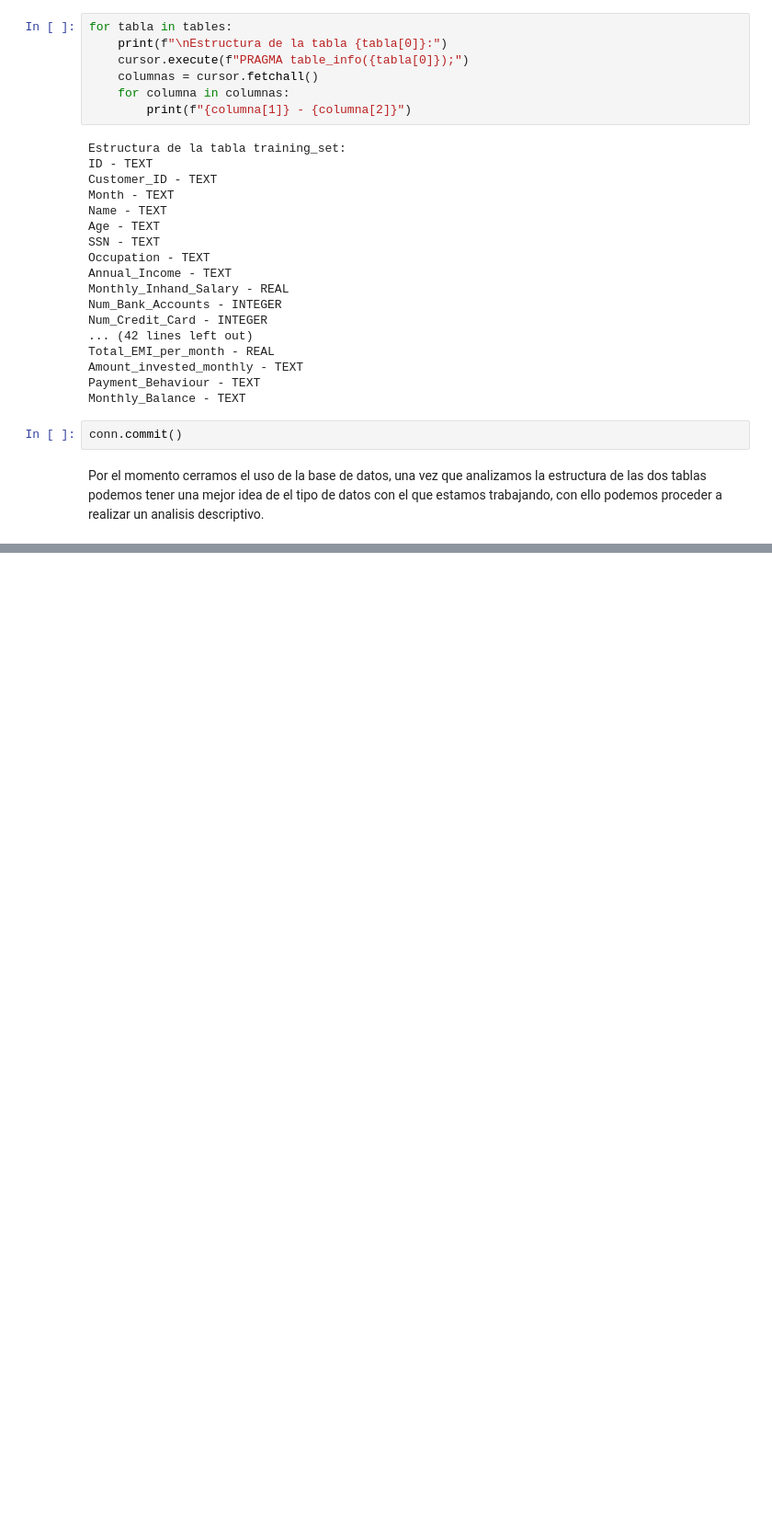
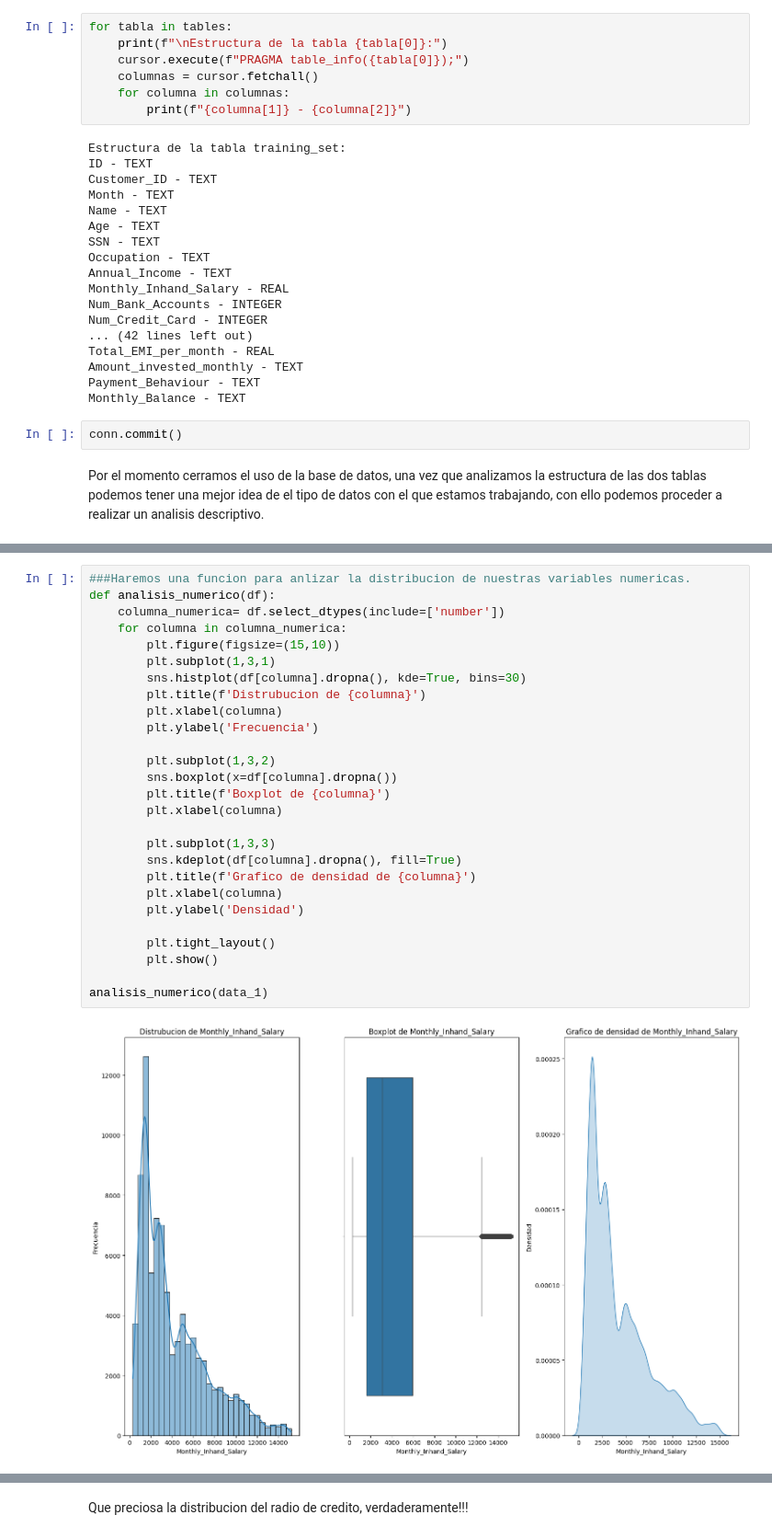
Before and after one commit to felipetryt12/Proyecto-Clasificacion-de-Score-Crediticio, a Jupyter notebook: PROYECTO/src/explore.ipynb, the cells around one changed output, grey strips where cells are left out. Shown at 92% size. Drawn from its saved outputs; the diff is of its cells as text; blank space fills up the shorter version.

Commit message:
Analisis descriptivo actualizado incompleto

```diff
--- a/PROYECTO/src/explore.ipynb
+++ b/PROYECTO/src/explore.ipynb
@@ -163,0 +228,29 @@ def estadistica_descriptiva(df):
+# %%
+###Haremos una funcion para anlizar la distribucion de nuestras variables numericas.
+def analisis_numerico(df):
+    columna_numerica= df.select_dtypes(include=['number'])
+    for columna in columna_numerica:
+        plt.figure(figsize=(15,10))
+        plt.subplot(1,3,1)
+        sns.histplot(df[columna].dropna(), kde=True, bins=30)
+        plt.title(f'Distrubucion de {columna}')
+        plt.xlabel(columna)
+        plt.ylabel('Frecuencia')
+
+        plt.subplot(1,3,2)
+        sns.boxplot(x=df[columna].dropna())
+        plt.title(f'Boxplot de {columna}')
+        plt.xlabel(columna)
+
+        plt.subplot(1,3,3)
+        sns.kdeplot(df[columna].dropna(), fill=True)
+        plt.title(f'Grafico de densidad de {columna}')
+        plt.xlabel(columna)
+        plt.ylabel('Densidad')
+
+        plt.tight_layout()
+        plt.show()
+
+analisis_numerico(data_1)
+# %% [output]
+[figure, added]
@@ -163,0 +264,2 @@ def estadistica_descriptiva(df):
+# %% [markdown]
+Que preciosa la distribucion del radio de credito, verdaderamente!!!
```
Also changed, not shown: parts of 15 cells of this notebook, 2 other files.
